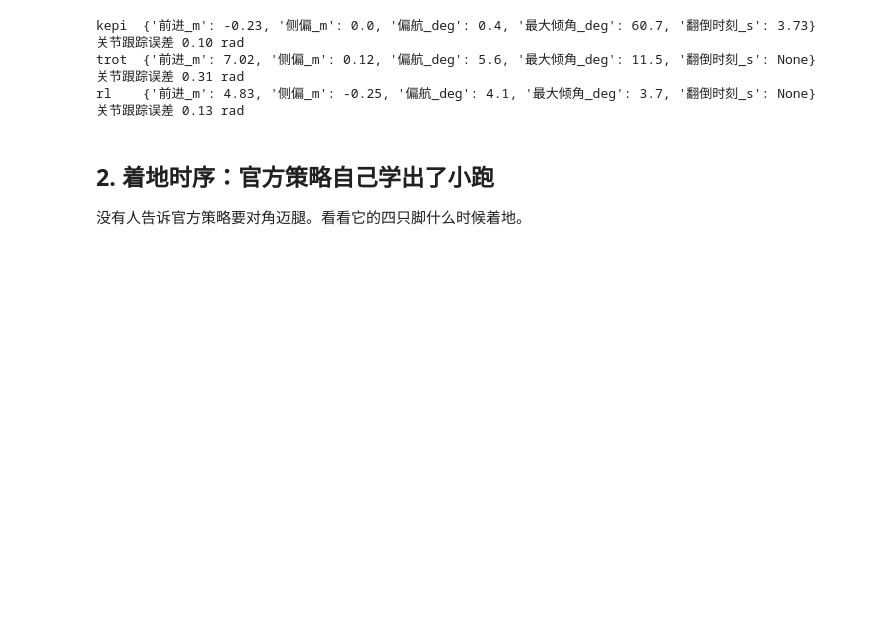
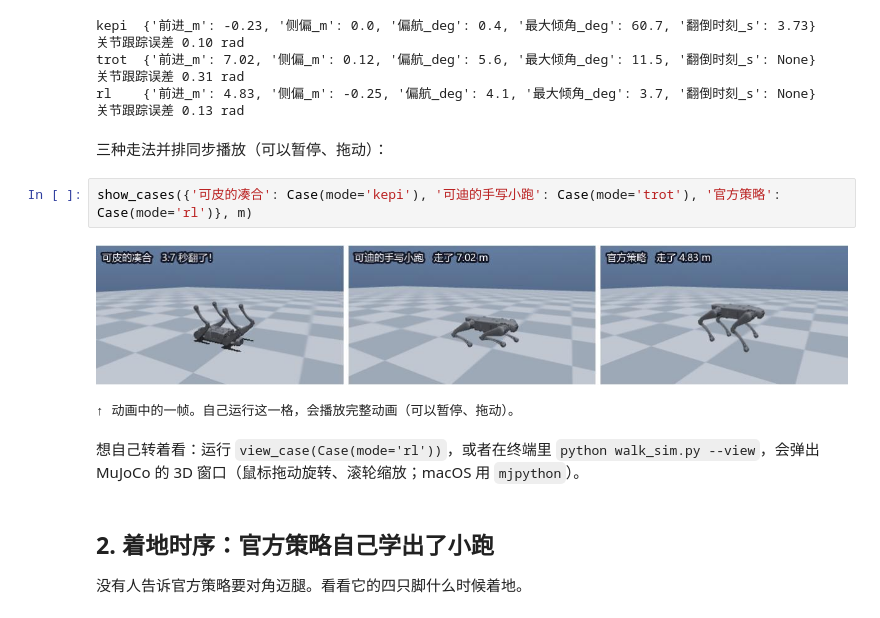
Before and after one commit to NONONODOUBT/shoutui-daogoupao, a Jupyter notebook: 四足/让狗走起来/验证.ipynb, the cells around one changed output. Saved outputs shown, nothing was run; the diff lists cells and outputs as text; blank space fills up the shorter version.

```diff
--- a/四足/让狗走起来/验证.ipynb
+++ b/四足/让狗走起来/验证.ipynb
@@ -312,6 +494,15 @@ for mode in ['kepi', 'trot', 'rl']:
 kepi  {'前进_m': -0.23, '侧偏_m': 0.0, '偏航_deg': 0.4, '最大倾角_deg': 60.7, '翻倒时刻_s': 3.73}   关节跟踪误差 0.10 rad
 trot  {'前进_m': 7.02, '侧偏_m': 0.12, '偏航_deg': 5.6, '最大倾角_deg': 11.5, '翻倒时刻_s': None}   关节跟踪误差 0.31 rad
 rl    {'前进_m': 4.83, '侧偏_m': -0.25, '偏航_deg': 4.1, '最大倾角_deg': 3.7, '翻倒时刻_s': None}   关节跟踪误差 0.13 rad
+# %% [markdown]
+三种走法并排同步播放（可以暂停、拖动）：
+# %%
+show_cases({'可皮的凑合': Case(mode='kepi'), '可迪的手写小跑': Case(mode='trot'), '官方策略': Case(mode='rl')}, m)
+# %% [output]
+[figure, added]
+↑ 动画中的一帧。自己运行这一格，会播放完整动画（可以暂停、拖动）。
+# %% [markdown]
+想自己转着看：运行 `view_case(Case(mode='rl'))`，或者在终端里 `python walk_sim.py --view`，会弹出 MuJoCo 的 3D 窗口（鼠标拖动旋转、滚轮缩放；macOS 用 `mjpython`）。
 # %% [markdown]
 ## 2. 着地时序：官方策略自己学出了小跑
 
```
Also changed, not shown: parts of 5 cells of this notebook, 21 other files.
